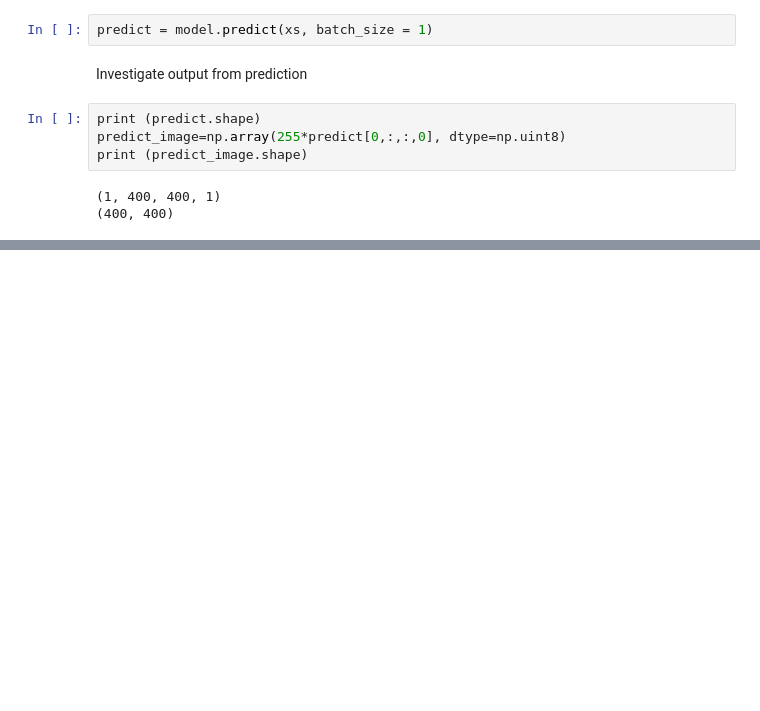
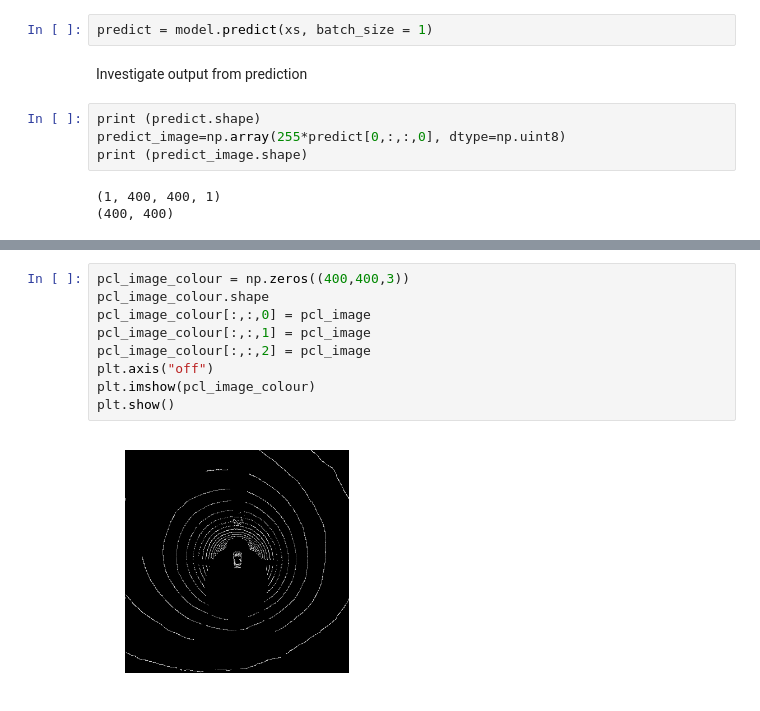
Before and after one commit to markstrefford/didi-sdc-challenge-2017, a Jupyter notebook: train_nn.ipynb, the cells around one changed output, grey strips where cells are left out. Saved outputs shown, nothing was run; the diff lists cells and outputs as text; blank space fills up the shorter version.

```diff
--- a/train_nn.ipynb
+++ b/train_nn.ipynb
@@ -186,0 +193,11 @@ plt.show()
+# %%
+pcl_image_colour = np.zeros((400,400,3))
+pcl_image_colour.shape
+pcl_image_colour[:,:,0] = pcl_image
+pcl_image_colour[:,:,1] = pcl_image
+pcl_image_colour[:,:,2] = pcl_image
+plt.axis("off")
+plt.imshow(pcl_image_colour)
+plt.show()
+# %% [output]
+[figure, added]
```
Also changed, not shown: parts of 6 cells of this notebook.
